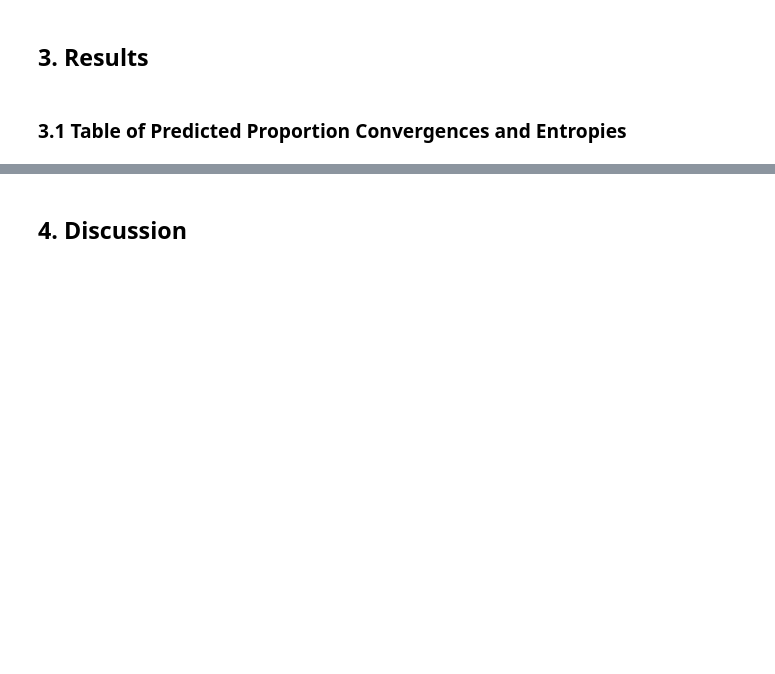
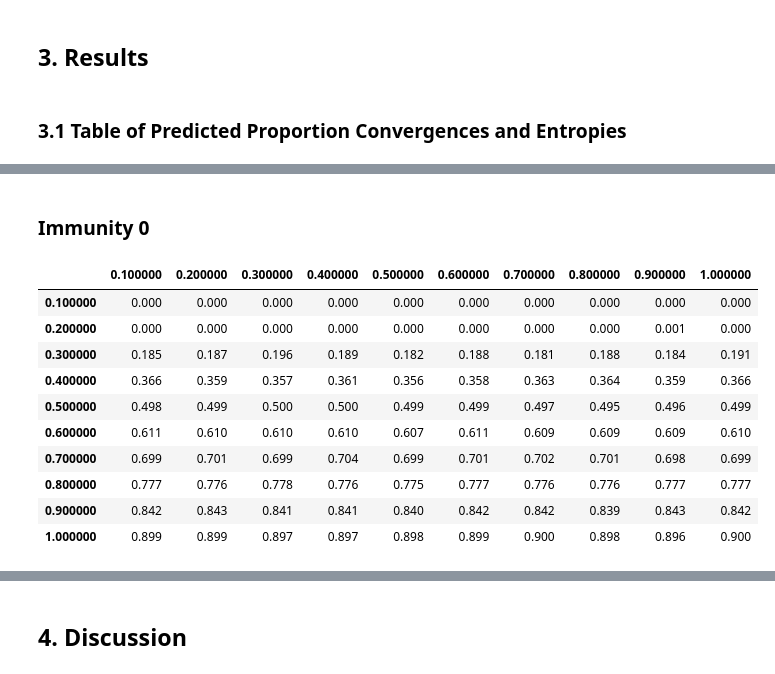
Before and after one commit to ashcansingh/MATH3024-Disease-Model, a Jupyter notebook: Project.ipynb, the cells around one changed output, grey strips where cells are left out. Cells and saved outputs as stored; diff of their text form; code cells hidden in the pictures; blank space fills up the shorter version.

```diff
--- a/Project.ipynb
+++ b/Project.ipynb
@@ -488,6 +488,15 @@ def convergence_vals(all_results):
 
     return convergences
 # %%
+def highlight_max_min(val, global_max, global_min):
+    if val == global_max:
+        return 'background-color: yellow'  # Highlight max with yellow
+    elif val == global_min:
+        return 'background-color: lightblue'  # Highlight min with light blue
+    else:
+        return ''  # No highlight
+
+
 def table(immunity, ensemble_runs, show_prop = False):
     convergences = convergence_vals(ensemble_runs)
 
@@ -499,8 +508,14 @@ def table(immunity, ensemble_runs, show_prop = False):
         entrop[inital_prob] = [y for x,y in convergences[immunity][inital_prob]]
 
     if show_prop:
-        return tabulate(prop, headers='keys', tablefmt='html')
+        global_max = prop.values.max()
+        global_min = prop.values.min()
 
-    return tabulate(entrop, headers='keys', tablefmt='html')
+        # prop.style.applymap(lambda val: highlight_max_min(val, global_max, global_min))
+        return prop.style.format(precision = 3).map(lambda val: highlight_max_min(val, global_max, global_min))
+        # return tabulate(prop, headers='keys', tablefmt='html')
+
+    return entrop
+    # return tabulate(entrop, headers='keys', tablefmt='html')
 # %% [markdown]
 # ACTUAL CODE
@@ -896,0 +526,16 @@ table(35, ensemble_runs, show_prop=False)
+# %% [markdown]
+### Immunity 0
+# %%
+table(0, ensemble_runs, show_prop=True)
+# %% [output]
+|  | 0.100000 | 0.200000 | 0.300000 | 0.400000 | 0.500000 | 0.600000 | 0.700000 | 0.800000 | 0.900000 | 1.000000 |
+| 0.100000 | 0.000 | 0.000 | 0.000 | 0.000 | 0.000 | 0.000 | 0.000 | 0.000 | 0.000 | 0.000 |
+| 0.200000 | 0.000 | 0.000 | 0.000 | 0.000 | 0.000 | 0.000 | 0.000 | 0.000 | 0.001 | 0.000 |
+| 0.300000 | 0.185 | 0.187 | 0.196 | 0.189 | 0.182 | 0.188 | 0.181 | 0.188 | 0.184 | 0.191 |
+| 0.400000 | 0.366 | 0.359 | 0.357 | 0.361 | 0.356 | 0.358 | 0.363 | 0.364 | 0.359 | 0.366 |
+| 0.500000 | 0.498 | 0.499 | 0.500 | 0.500 | 0.499 | 0.499 | 0.497 | 0.495 | 0.496 | 0.499 |
+| 0.600000 | 0.611 | 0.610 | 0.610 | 0.610 | 0.607 | 0.611 | 0.609 | 0.609 | 0.609 | 0.610 |
+| 0.700000 | 0.699 | 0.701 | 0.699 | 0.704 | 0.699 | 0.701 | 0.702 | 0.701 | 0.698 | 0.699 |
+| 0.800000 | 0.777 | 0.776 | 0.778 | 0.776 | 0.775 | 0.777 | 0.776 | 0.776 | 0.777 | 0.777 |
+| 0.900000 | 0.842 | 0.843 | 0.841 | 0.841 | 0.840 | 0.842 | 0.842 | 0.839 | 0.843 | 0.842 |
+| 1.000000 | 0.899 | 0.899 | 0.897 | 0.897 | 0.898 | 0.899 | 0.900 | 0.898 | 0.896 | 0.900 |
```
Also changed, not shown: parts of 27 cells of this notebook.
